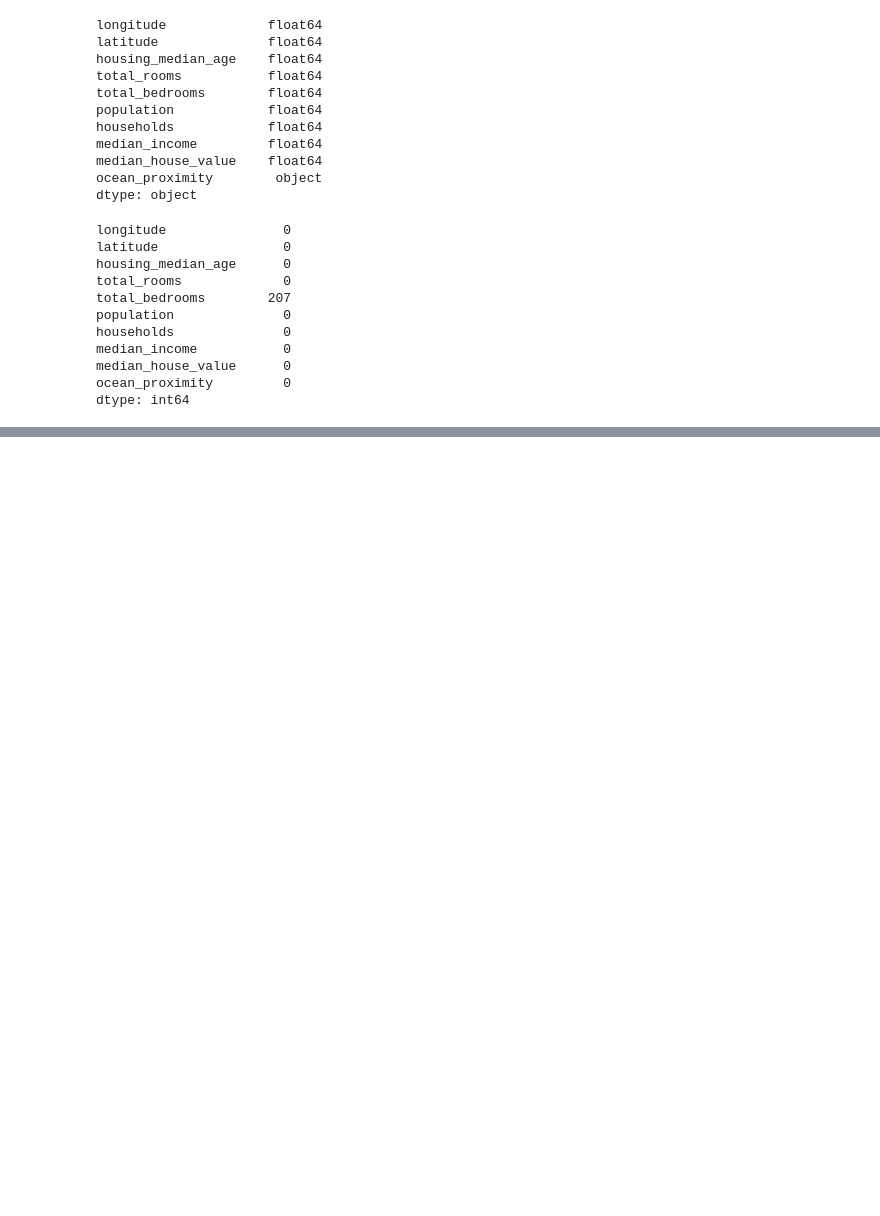
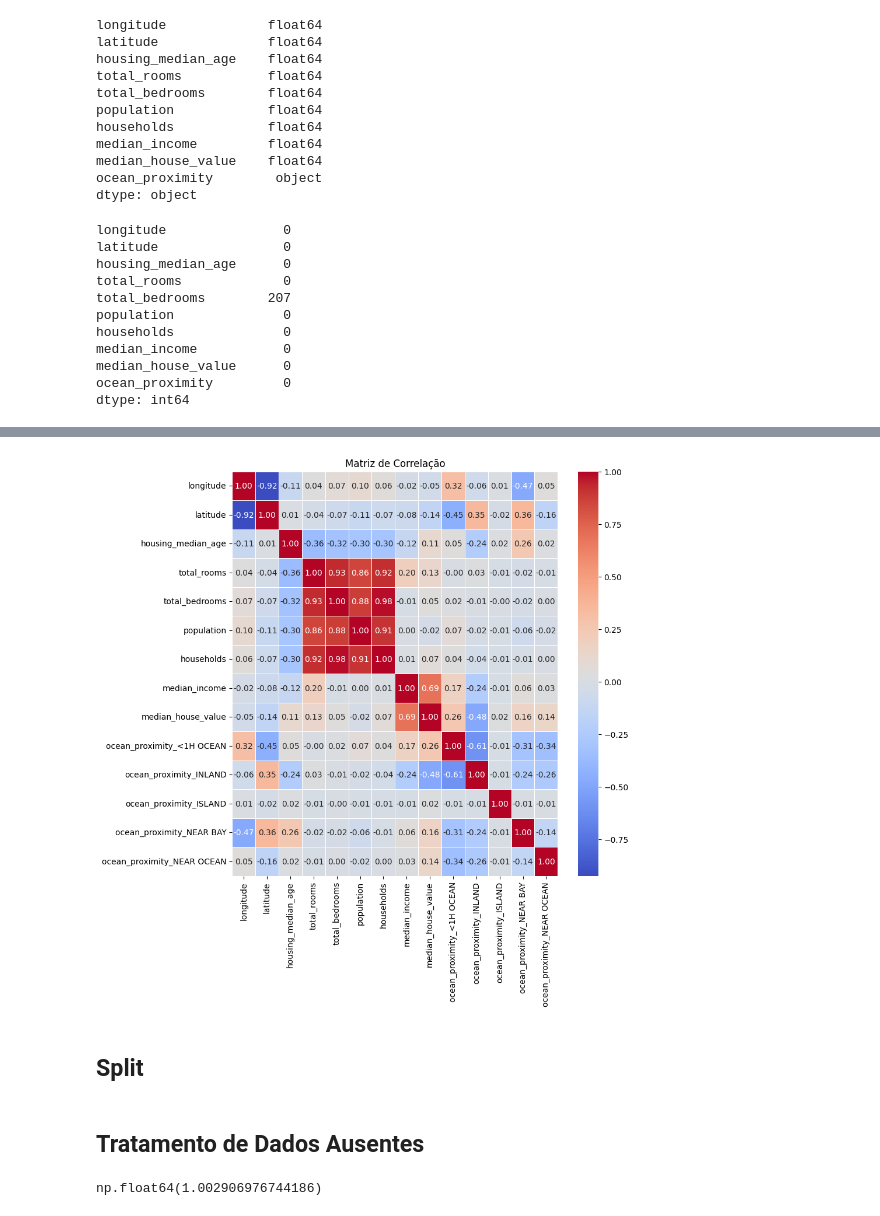
Before and after one commit to Pedrosmn/california-housing-prices, a Jupyter notebook: notebooks/main.ipynb, the cells around one changed output, grey strips where cells are left out. Drawn from its saved outputs; the diff is of its cells as text; code cells hidden in the pictures; blank space fills up the shorter version.

```diff
--- a/notebooks/main.ipynb
+++ b/notebooks/main.ipynb
@@ -102,0 +129,17 @@ Name: count, dtype: int64
+# %%
+corr = df.corr(numeric_only=True)
+
+plt.figure(figsize=(9, 9))
+sns.heatmap(
+    corr,
+    annot=True,
+    fmt=".2f",
+    cmap="coolwarm",
+    linewidths=0.5
+)
+plt.title("Matriz de Correlação")
+plt.show()
+# %% [output]
+[figure, added]
+# %% [markdown]
+## Split
@@ -102,0 +148,7 @@ Name: count, dtype: int64
+# %% [markdown]
+## Tratamento de Dados Ausentes
+# %%
+# Valor percentual dos dados ausentes da coluna 'total_bedrooms'
+df['total_bedrooms'].isnull().mean() * 100
+# %% [output]
+np.float64(1.002906976744186)
```
Also changed, not shown: parts of 12 cells of this notebook.
